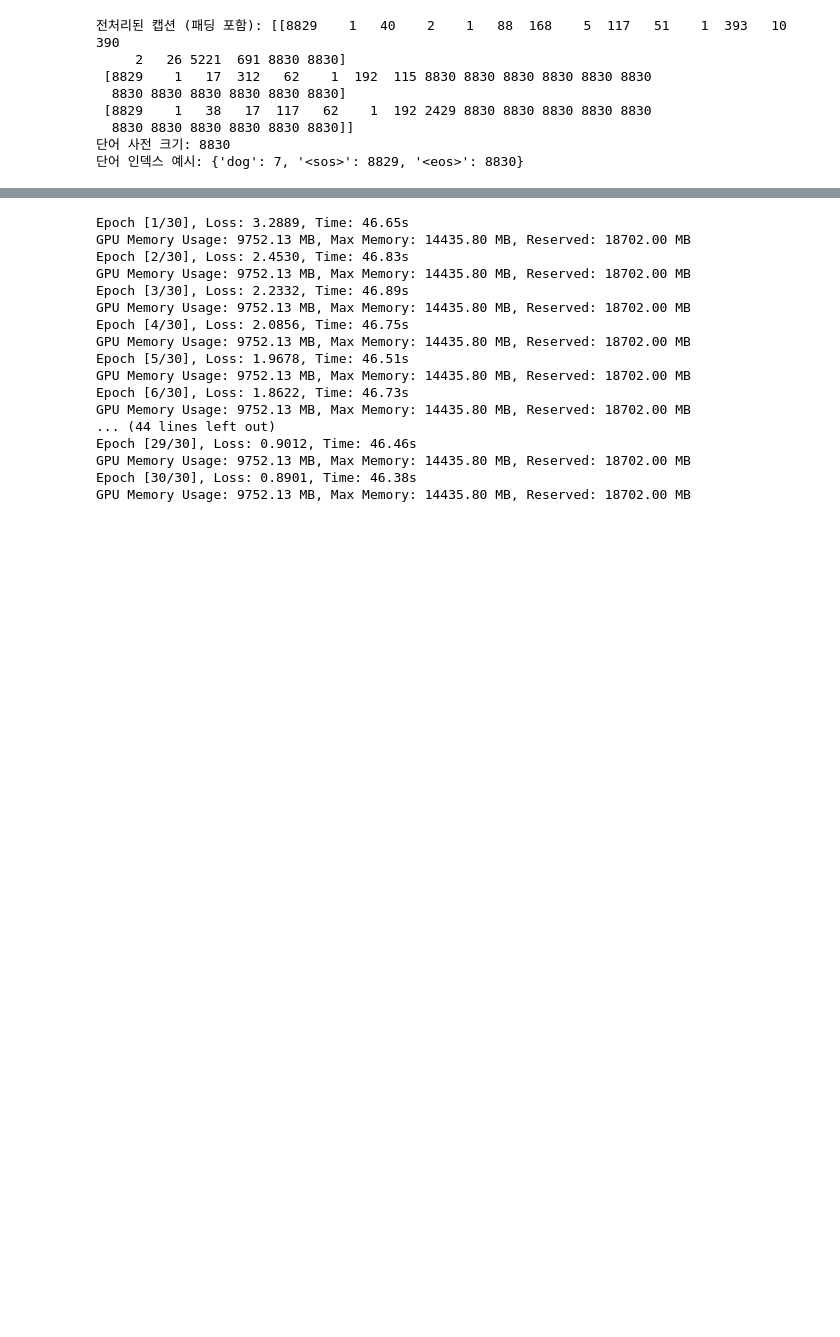
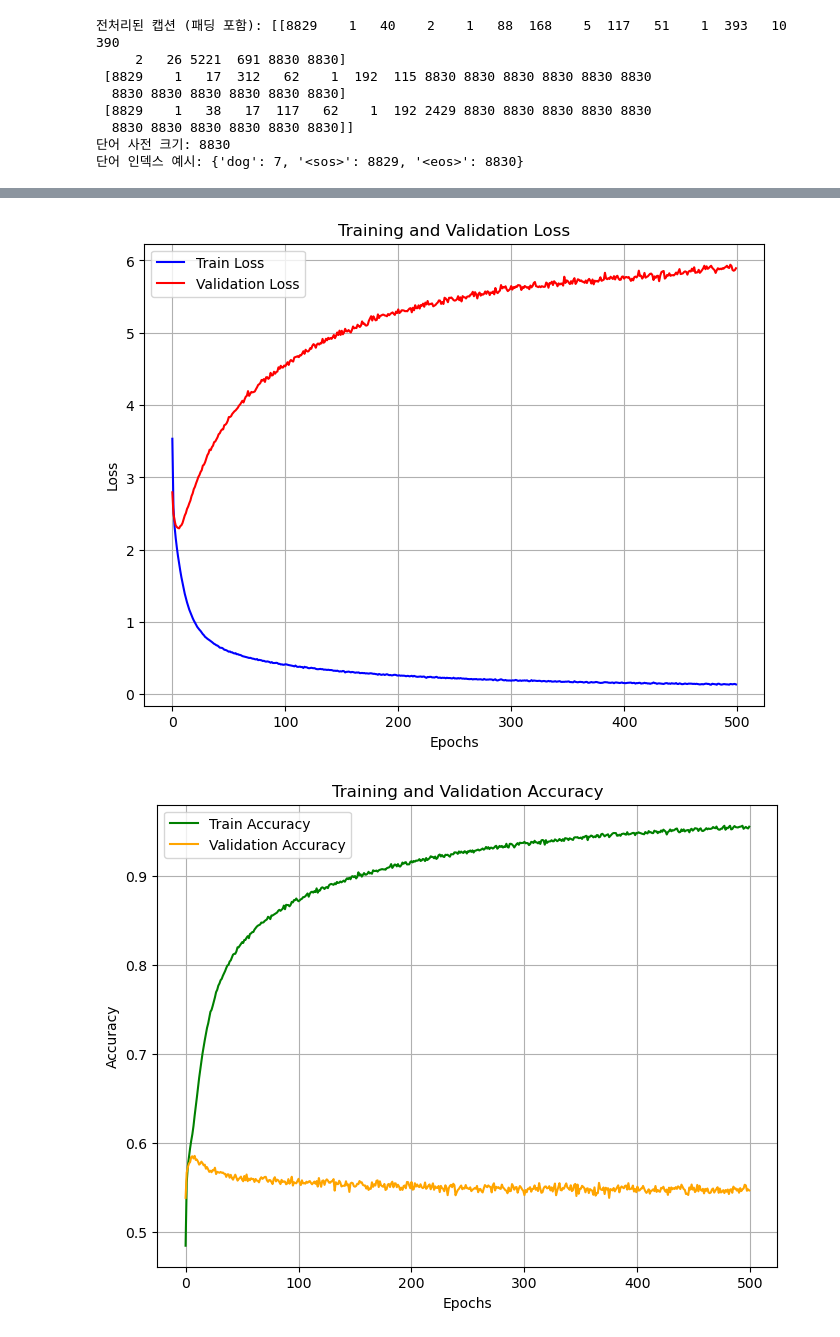
Before and after one commit to 220v-K/DL_Study, a Jupyter notebook: ImageCaptioning/flickr8k_imageCaptioning.ipynb, the cells around one changed output, grey strips where cells are left out. Drawn from its saved outputs; the diff is of its cells as text; code cells hidden in the pictures; blank space fills up the shorter version.

```diff
--- a/ImageCaptioning/flickr8k_imageCaptioning.ipynb
+++ b/ImageCaptioning/flickr8k_imageCaptioning.ipynb
@@ -465,21 +625,31 @@ Using device: cuda
 # %%
 # 학습 실행
-train_model(model, data_loader, num_epochs)
+num_epochs = 500
+loss_history, accuracy_history, val_loss_history, val_accuracy_history = train_model(model, train_loader, val_loader, num_epochs)
-# %% [output]
-Epoch [1/30], Loss: 3.2889, Time: 46.65s
-GPU Memory Usage: 9752.13 MB, Max Memory: 14435.80 MB, Reserved: 18702.00 MB
-Epoch [2/30], Loss: 2.4530, Time: 46.83s
-GPU Memory Usage: 9752.13 MB, Max Memory: 14435.80 MB, Reserved: 18702.00 MB
-Epoch [3/30], Loss: 2.2332, Time: 46.89s
-GPU Memory Usage: 9752.13 MB, Max Memory: 14435.80 MB, Reserved: 18702.00 MB
-Epoch [4/30], Loss: 2.0856, Time: 46.75s
-GPU Memory Usage: 9752.13 MB, Max Memory: 14435.80 MB, Reserved: 18702.00 MB
-Epoch [5/30], Loss: 1.9678, Time: 46.51s
-GPU Memory Usage: 9752.13 MB, Max Memory: 14435.80 MB, Reserved: 18702.00 MB
-Epoch [6/30], Loss: 1.8622, Time: 46.73s
-GPU Memory Usage: 9752.13 MB, Max Memory: 14435.80 MB, Reserved: 18702.00 MB
-... (44 lines left out)
-Epoch [29/30], Loss: 0.9012, Time: 46.46s
-GPU Memory Usage: 9752.13 MB, Max Memory: 14435.80 MB, Reserved: 18702.00 MB
-Epoch [30/30], Loss: 0.8901, Time: 46.38s
-GPU Memory Usage: 9752.13 MB, Max Memory: 14435.80 MB, Reserved: 18702.00 MB
+# %%
+import matplotlib.pyplot as plt
+
+# Loss 그래프
+plt.figure(figsize=(8, 6))
+plt.plot(loss_history, label='Train Loss', color='blue')
+plt.plot(val_loss_history, label='Validation Loss', color='red')
+plt.xlabel('Epochs')
+plt.ylabel('Loss')
+plt.title('Training and Validation Loss')
+plt.legend()
+plt.grid(True)
+plt.show()
+
+# Accuracy 그래프
+plt.figure(figsize=(8, 6))
+plt.plot(accuracy_history, label='Train Accuracy', color='green')
+plt.plot(val_accuracy_history, label='Validation Accuracy', color='orange')
+plt.xlabel('Epochs')
+plt.ylabel('Accuracy')
+plt.title('Training and Validation Accuracy')
+plt.legend()
+plt.grid(True)
+plt.show()
+# %% [output]
+[figure, added]
+[figure, added]
```
Also changed, not shown: parts of 13 cells of this notebook.
